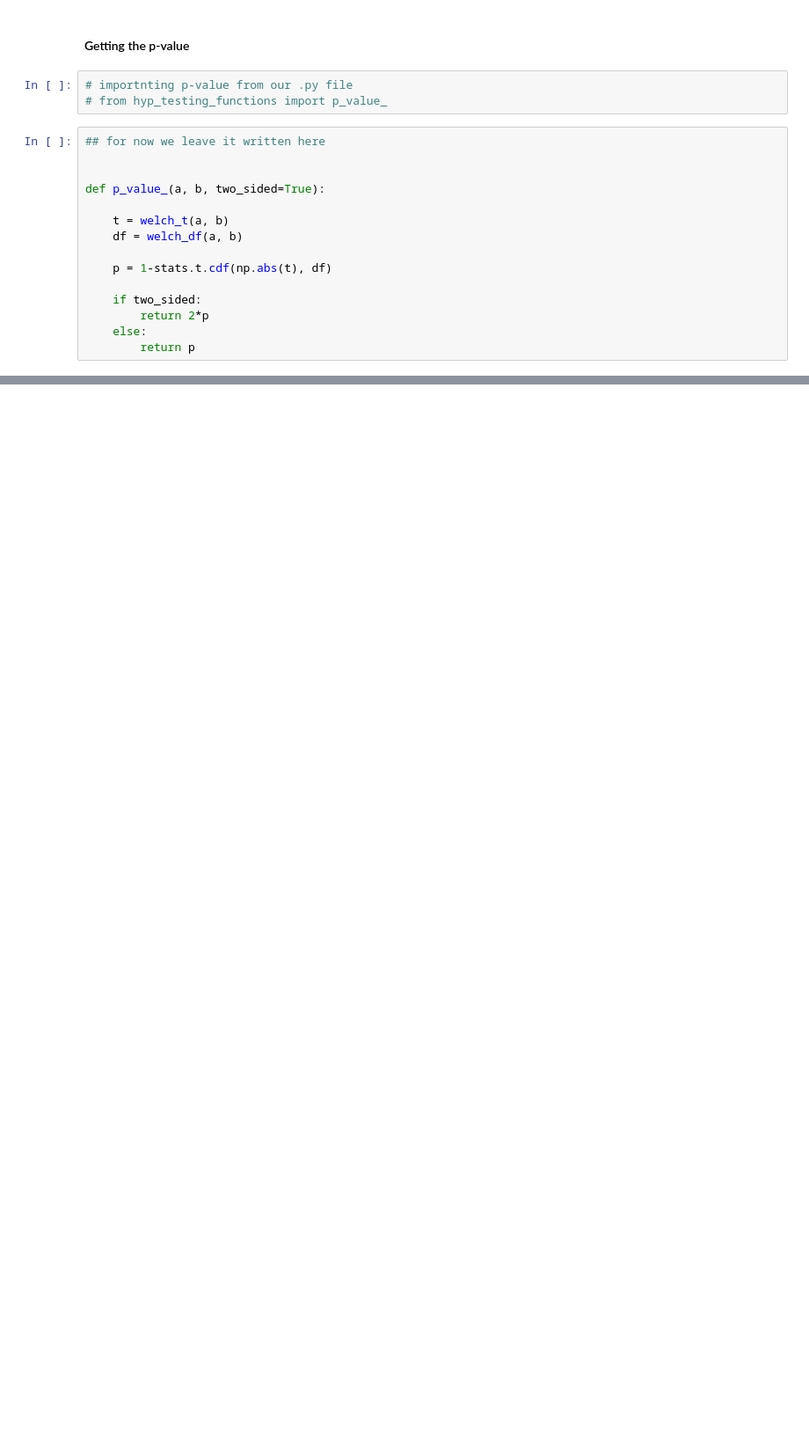
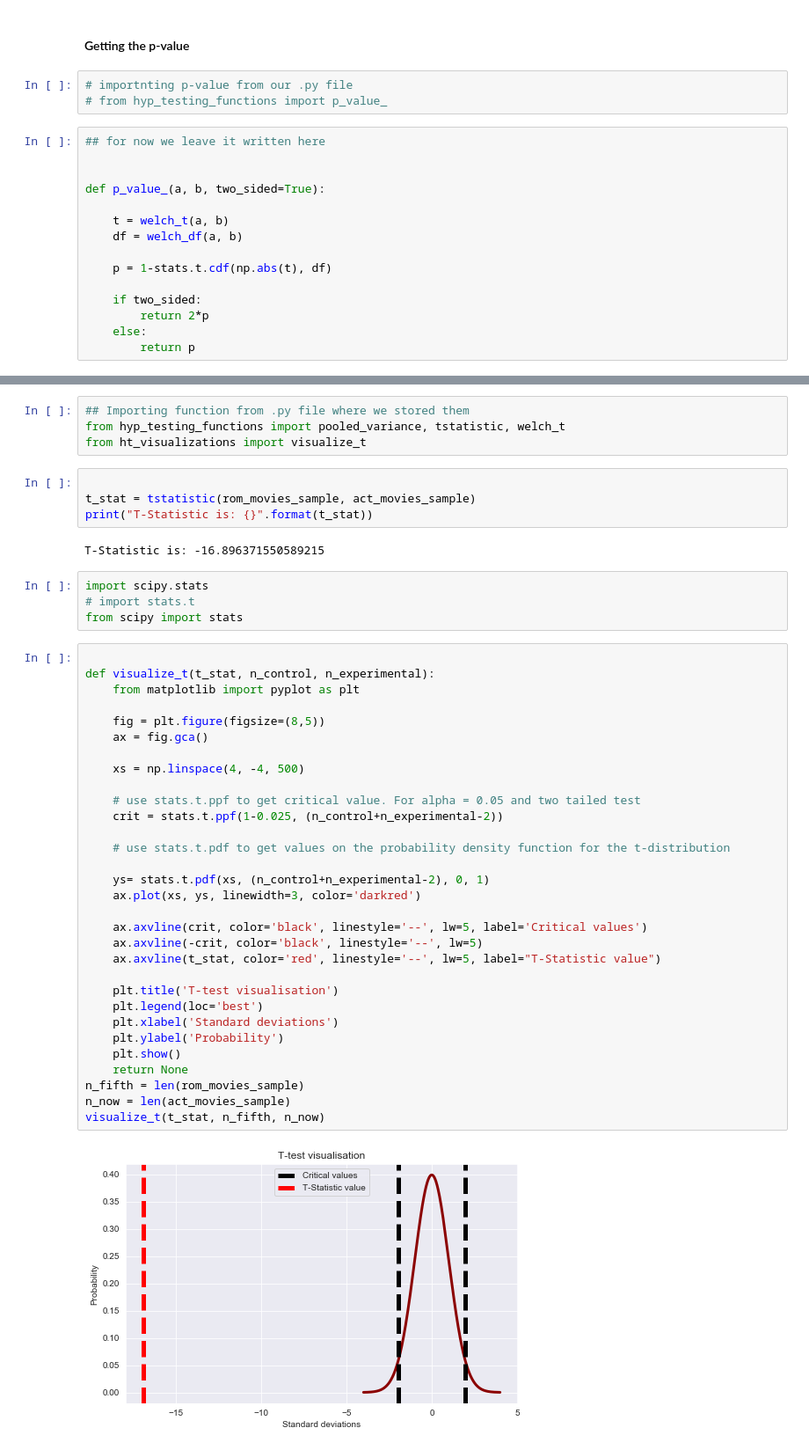
Before and after one commit to Abhiolar/IMDB, a Jupyter notebook: FINAL NOTEBOOK.ipynb, the cells around one changed output, grey strips where cells are left out. Shown at 88% size. Drawn from its saved outputs; the diff is of its cells as text; blank space fills up the shorter version.

```diff
--- a/FINAL NOTEBOOK.ipynb
+++ b/FINAL NOTEBOOK.ipynb
@@ -349,0 +460,47 @@ TypeError: 'numpy.float64' object is not callable
+# %%
+## Importing function from .py file where we stored them
+from hyp_testing_functions import pooled_variance, tstatistic, welch_t
+from ht_visualizations import visualize_t
+# %%
+
+t_stat = tstatistic(rom_movies_sample, act_movies_sample)
+print("T-Statistic is: {}".format(t_stat))
+# %% [output]
+T-Statistic is: -16.896371550589215
+# %%
+import scipy.stats
+# import stats.t
+from scipy import stats
+# %%
+
+def visualize_t(t_stat, n_control, n_experimental):
+    from matplotlib import pyplot as plt
+
+    fig = plt.figure(figsize=(8,5))
+    ax = fig.gca()
+
+    xs = np.linspace(4, -4, 500)
+
+    # use stats.t.ppf to get critical value. For alpha = 0.05 and two tailed test
+    crit = stats.t.ppf(1-0.025, (n_control+n_experimental-2))
+
+    # use stats.t.pdf to get values on the probability density function for the t-distribution
+
+    ys= stats.t.pdf(xs, (n_control+n_experimental-2), 0, 1)
+    ax.plot(xs, ys, linewidth=3, color='darkred')
+
+    ax.axvline(crit, color='black', linestyle='--', lw=5, label='Critical values')
+    ax.axvline(-crit, color='black', linestyle='--', lw=5)
+    ax.axvline(t_stat, color='red', linestyle='--', lw=5, label="T-Statistic value")
+
+    plt.title('T-test visualisation')
+    plt.legend(loc='best')
+    plt.xlabel('Standard deviations')
+    plt.ylabel('Probability')
+    plt.show()
+    return None
+n_fifth = len(rom_movies_sample)
+n_now = len(act_movies_sample)
+visualize_t(t_stat, n_fifth, n_now)
+# %% [output]
+[figure, added]
```
Also changed, not shown: parts of 76 cells of this notebook, 1 other file.
